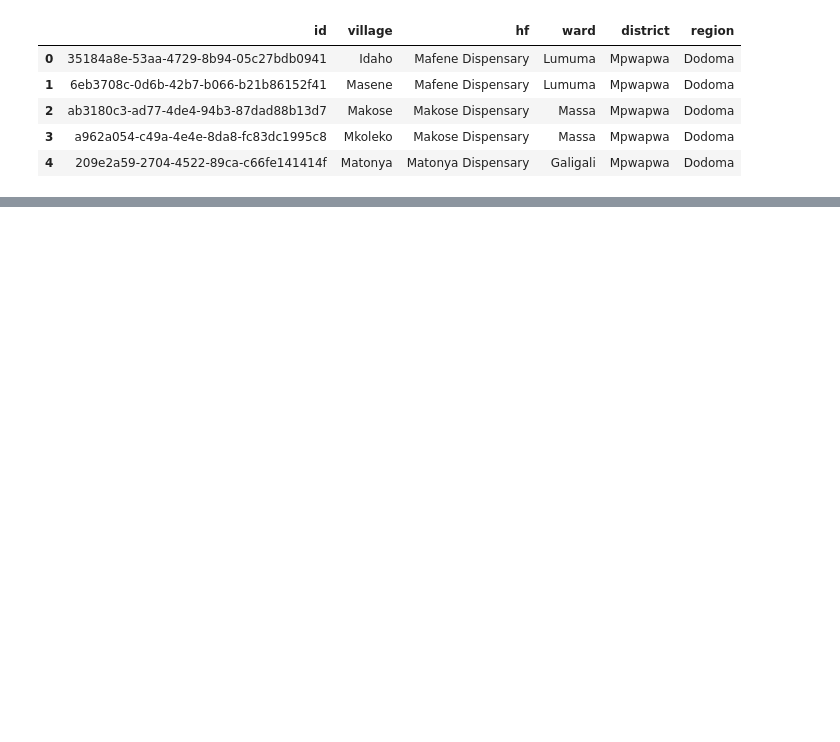
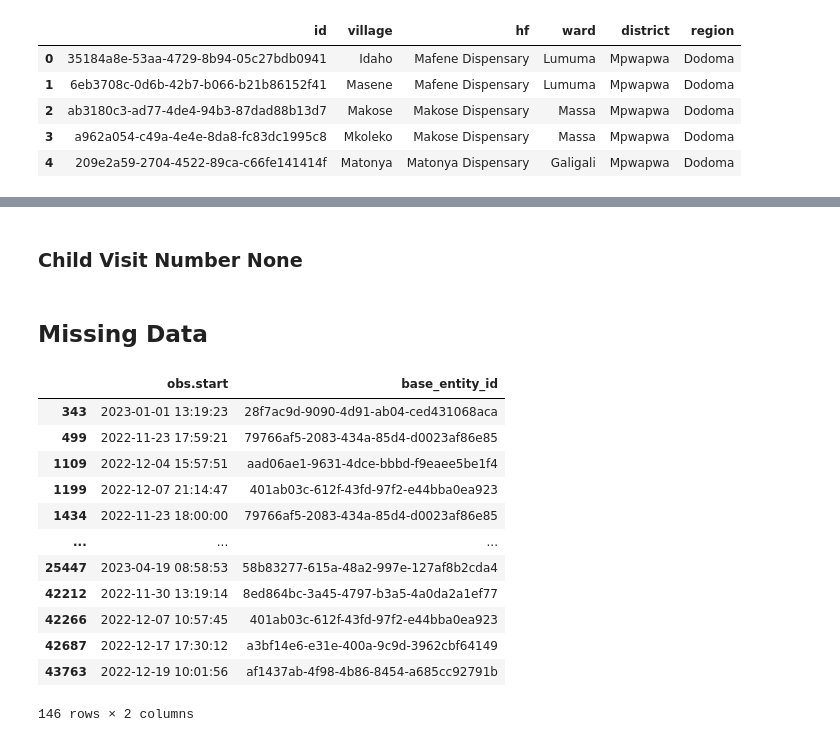
Before and after one commit to gosso22/flattening-opensrp-events, a Jupyter notebook: KizaziDataNotebook.ipynb, the cells around one changed output, grey strips where cells are left out. Saved outputs shown, nothing was run; the diff lists cells and outputs as text; code cells hidden in the pictures; blank space fills up the shorter version.

```diff
--- a/KizaziDataNotebook.ipynb
+++ b/KizaziDataNotebook.ipynb
@@ -41,22 +68,0 @@ for raw_json in raw_events_results:
-# %%
-# Debugging code to read Family Registration Events
-list_of_registration_events = []
-max_num_child = 0
-max_num_child_item_index = 0
-for idx, raw_json_event_deb in enumerate(list_of_raw_json):
-    event_type = raw_json_event_deb.get('eventType')
-    if event_type == 'Pregnancy Outcome':
-        list_of_registration_events.append(raw_json_event_deb)
-        if raw_json_event_deb['obs']:
-            for obs in raw_json_event_deb['obs']:
-                if obs['formSubmissionField'] == 'no_children_no_count':
-                    if int(obs['values'][0]) > max_num_child:
-                        max_num_child = int(obs['values'][0])
-                        max_num_child_item_index = len(list_of_registration_events)
-print(max_num_child)
-print(max_num_child_item_index)
-# open a new JSON file in write mode
-with open('registration_data.json', 'w') as jsonfile:
-    # write the list of dictionaries to the JSON file
-    json.dump(list_of_registration_events, jsonfile)
-print(len(list_of_registration_events))
@@ -117,14 +124,3 @@ client_details_dataframe.head()
-# %%
-# This is for running against raw csv file (You dont need to run this)
-csv_file_path = '/home/gosso/Downloads/raw_events_202302082140.csv'
-
-list_of_raw_json_from_csv = []
-with open(csv_file_path, mode='r') as infile:
-    csv_reader = csv.DictReader(infile)
-    for line in csv_reader:
-        second_field_name = csv_reader.fieldnames[1]
-        parsed_json = json.loads(line[second_field_name])
-        list_of_obs.append(parsed_json)
 # %%
 fields_to_filter_out = [
     'surname',
@@ -519,0 +457,2 @@ clients_df.to_csv('/home/gosso/Documents/Dashboard Data Work/flattened_raw_clien
+# %%
+raw_event_to_play = events_df_with_client_details_and_chw_details
@@ -519,0 +483,2 @@ clients_df.to_csv('/home/gosso/Documents/Dashboard Data Work/flattened_raw_clien
+# %% [markdown]
+### Child Visit Number None
@@ -519,0 +494,18 @@ clients_df.to_csv('/home/gosso/Documents/Dashboard Data Work/flattened_raw_clien
+# %% [markdown]
+## Missing Data
+# %%
+raw_event_to_play.query('event_type == "Pregnancy Outcome"').dropna(axis=1).query(('`obs.preg_outcome` == "Matokeo ya ujauzito *"'))[['obs.start', 'base_entity_id']]
+# %% [output]
+|  | obs.start | base_entity_id |
+| 343 | 2023-01-01 13:19:23 | 28f7ac9d-9090-4d91-ab04-ced431068aca |
+| 499 | 2022-11-23 17:59:21 | 79766af5-2083-434a-85d4-d0023af86e85 |
+| 1109 | 2022-12-04 15:57:51 | aad06ae1-9631-4dce-bbbd-f9eaee5be1f4 |
+| 1199 | 2022-12-07 21:14:47 | 401ab03c-612f-43fd-97f2-e44bba0ea923 |
+| 1434 | 2022-11-23 18:00:00 | 79766af5-2083-434a-85d4-d0023af86e85 |
+| ... | ... | ... |
+| 25447 | 2023-04-19 08:58:53 | 58b83277-615a-48a2-997e-127af8b2cda4 |
+| 42212 | 2022-11-30 13:19:14 | 8ed864bc-3a45-4797-b3a5-4a0da2a1ef77 |
+| 42266 | 2022-12-07 10:57:45 | 401ab03c-612f-43fd-97f2-e44bba0ea923 |
+| 42687 | 2022-12-17 17:30:12 | a3bf14e6-e31e-400a-9c9d-3962cbf64149 |
+| 43763 | 2022-12-19 10:01:56 | af1437ab-4f98-4b86-8454-a685cc92791b |
+146 rows × 2 columns
```
Also changed, not shown: parts of 63 cells of this notebook.
